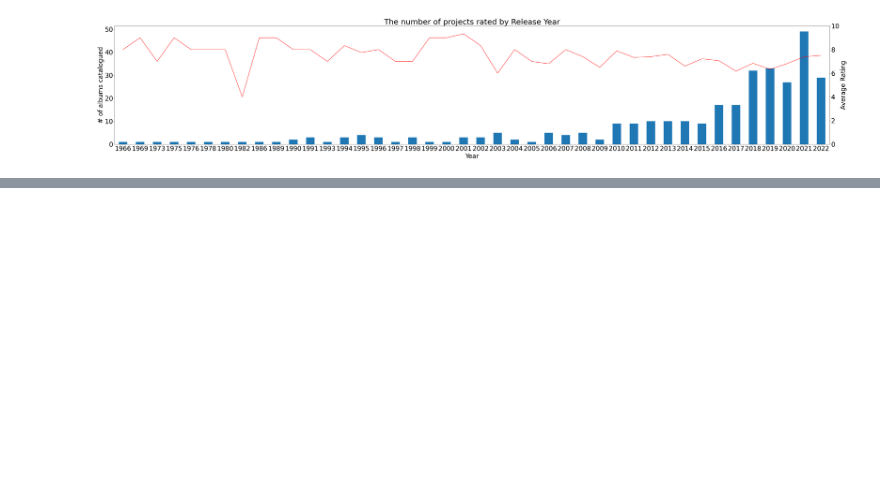
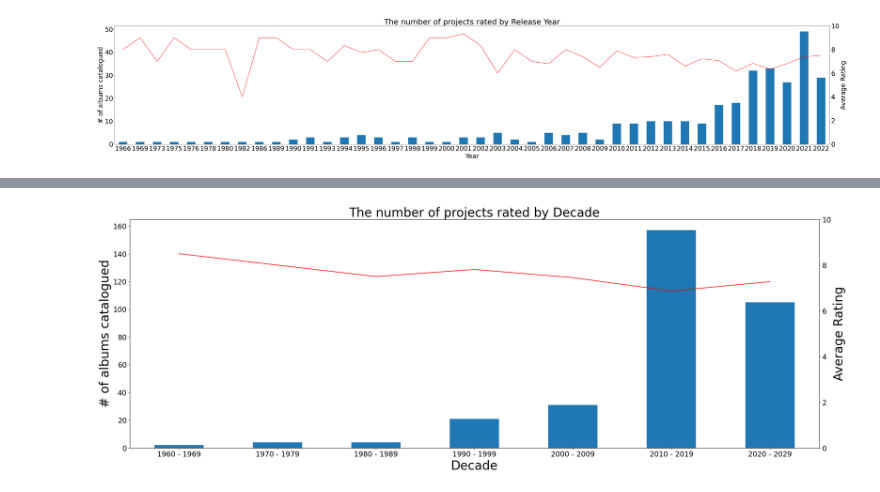
Before and after one commit to jpnoro2003/RYMRatingsAnalysis, a Jupyter notebook: RYM_Analysis.ipynb, the cells around one changed output, grey strips where cells are left out. Drawn from its saved outputs; the diff is of its cells as text; code cells hidden in the pictures; blank space fills up the shorter version.

```diff
--- a/RYM_Analysis.ipynb
+++ b/RYM_Analysis.ipynb
@@ -135,18 +135,19 @@ max    2022.000000   10.000000
 # Group Data by year and calculate average rating by year (Excluding ratings of 0)
 rym_key_year = rym_key[rym_key["Rating"] != 0].groupby('Year')['Rating'].agg(np.mean).rename_axis('Year').reset_index(name='Avg_rating')
 
-# Group Data by year and calculate album count by year (Excluding ratings of 0)
-rym_album_counts_year = rym_key[rym_key["Rating"] != 0]['Year'].value_counts().reset_index().sort_values('index')
+# Group Data by year and calculate album count by year (Including ratings of 0)
+rym_album_counts_year = rym_key['Year'].value_counts().reset_index().sort_values('index')
 
 # Group Data by year and calculate album count by year (Excluding ratings of 0)
-rym_album_counts_year = rym_key[rym_key["Rating"] != 0]['Year'].value_counts().reset_index().sort_values('index')
+rym_album_counts_year_ex = rym_key[rym_key["Rating"] != 0]['Year'].value_counts().reset_index(name = 'index').sort_values('index')
 
-# Join rym_key_year and rym_album_counts_year on year
+# Join DataFrames on year
+rym_key_year = rym_key_year.merge(rym_album_counts_year_ex, how='inner', left_on = 'Year', right_on = 'level_0')
 rym_key_year = rym_key_year.merge(rym_album_counts_year, how='inner', left_on = 'Year', right_on = 'index')
 
 # Adjust formatting
-rym_key_year = rym_key_year[['Year_x', 'Avg_rating', 'Year_y']]
-rym_key_year.columns = ['Year', 'Avg_rating', 'Album_count']
+rym_key_year = rym_key_year[['Year_x', 'Avg_rating', 'index_x', 'Year_y']]
+rym_key_year.columns = ['Year', 'Avg_rating', 'Count_no_unrated', 'Album_count']
 
 # Show Results
 print(rym_key_year)
@@ -290,0 +297,16 @@ plt.show()
+# %%
+# Display decade data as a bar graph
+plt.figure(figsize=(30, 10))
+plt.rcParams['font.size'] = 17.5
+plt.title("The number of projects rated by Decade",size=30)
+plt.xlabel("Decade", size=30)
+plt.ylabel("# of albums catalogued", size=30)
+rym_decades['Album_count'].plot(kind = 'bar')
+rym_decades['Average'].plot(kind = 'line', secondary_y = True, color='red')
+ax = plt.gca()
+ax.set_xticklabels(rym_decades['Year'])
+ax.set_ylim(0,10)
+ax.set_ylabel("Average Rating", size = 30)
+plt.show()
+# %% [output]
+[figure, added]
```
Also changed, not shown: parts of 3 cells of this notebook.
